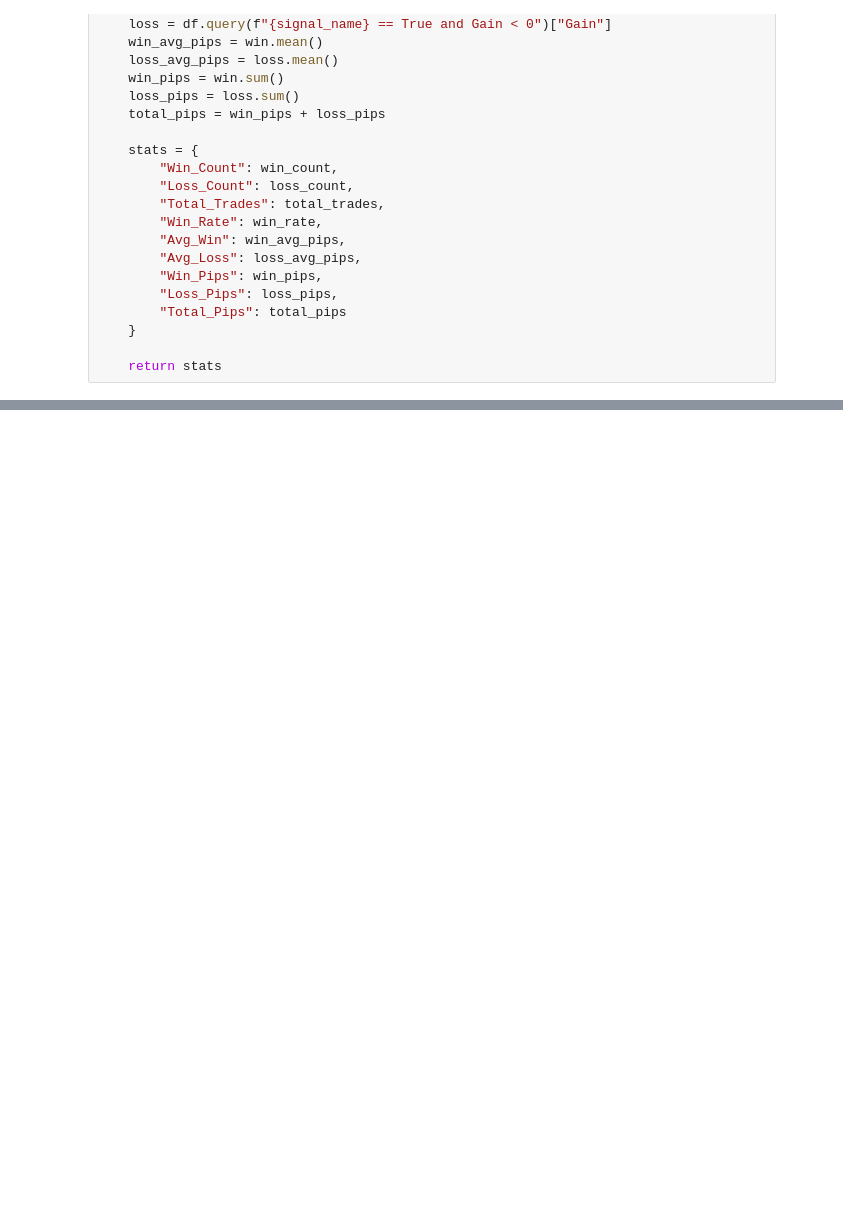
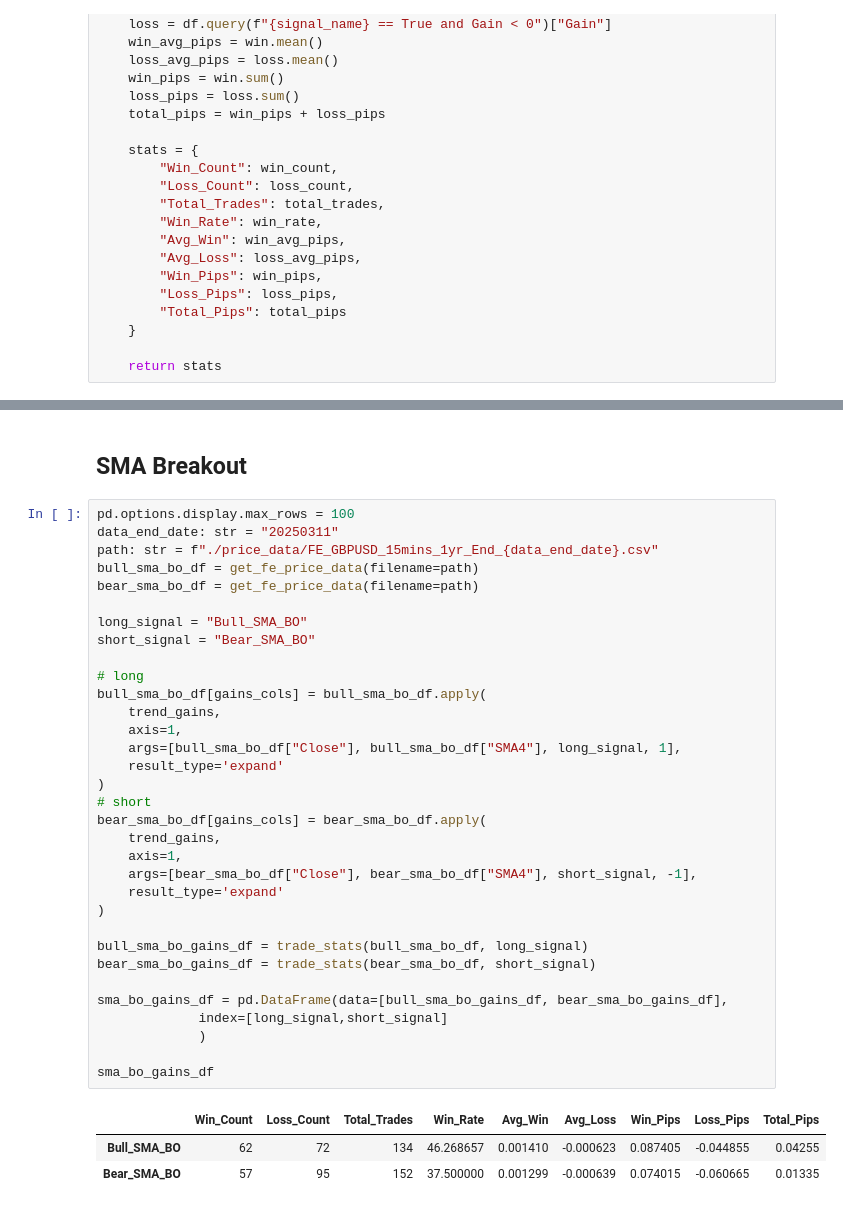
Before and after one commit to root-at-iyn/FXTradingResearch, a Jupyter notebook: research/bb_reversal_v1.ipynb, the cells around one changed output, grey strips where cells are left out. Cells and saved outputs as stored; diff of their text form; blank space fills up the shorter version.

```diff
--- a/research/bb_reversal_v1.ipynb
+++ b/research/bb_reversal_v1.ipynb
@@ -237,0 +373,39 @@ def trade_stats(df: DataFrame, signal_name: str):
+# %% [markdown]
+## SMA Breakout
+# %%
+pd.options.display.max_rows = 100
+data_end_date: str = "20250311"
+path: str = f"./price_data/FE_GBPUSD_15mins_1yr_End_{data_end_date}.csv"
+bull_sma_bo_df = get_fe_price_data(filename=path)
+bear_sma_bo_df = get_fe_price_data(filename=path)
+
+long_signal = "Bull_SMA_BO"
+short_signal = "Bear_SMA_BO"
+
+# long
+bull_sma_bo_df[gains_cols] = bull_sma_bo_df.apply(
+    trend_gains,
+    axis=1,
+    args=[bull_sma_bo_df["Close"], bull_sma_bo_df["SMA4"], long_signal, 1],
+    result_type='expand'
+)
+# short
+bear_sma_bo_df[gains_cols] = bear_sma_bo_df.apply(
+    trend_gains,
+    axis=1,
+    args=[bear_sma_bo_df["Close"], bear_sma_bo_df["SMA4"], short_signal, -1],
+    result_type='expand'
+)
+
+bull_sma_bo_gains_df = trade_stats(bull_sma_bo_df, long_signal)
+bear_sma_bo_gains_df = trade_stats(bear_sma_bo_df, short_signal)
+
+sma_bo_gains_df = pd.DataFrame(data=[bull_sma_bo_gains_df, bear_sma_bo_gains_df],
+             index=[long_signal,short_signal]
+             )
+
+sma_bo_gains_df
+# %% [output]
+|  | Win_Count | Loss_Count | Total_Trades | Win_Rate | Avg_Win | Avg_Loss | Win_Pips | Loss_Pips | Total_Pips |
+| Bull_SMA_BO | 62 | 72 | 134 | 46.268657 | 0.001410 | -0.000623 | 0.087405 | -0.044855 | 0.04255 |
+| Bear_SMA_BO | 57 | 95 | 152 | 37.500000 | 0.001299 | -0.000639 | 0.074015 | -0.060665 | 0.01335 |
```
Also changed, not shown: parts of 13 cells of this notebook, 5 other files.
